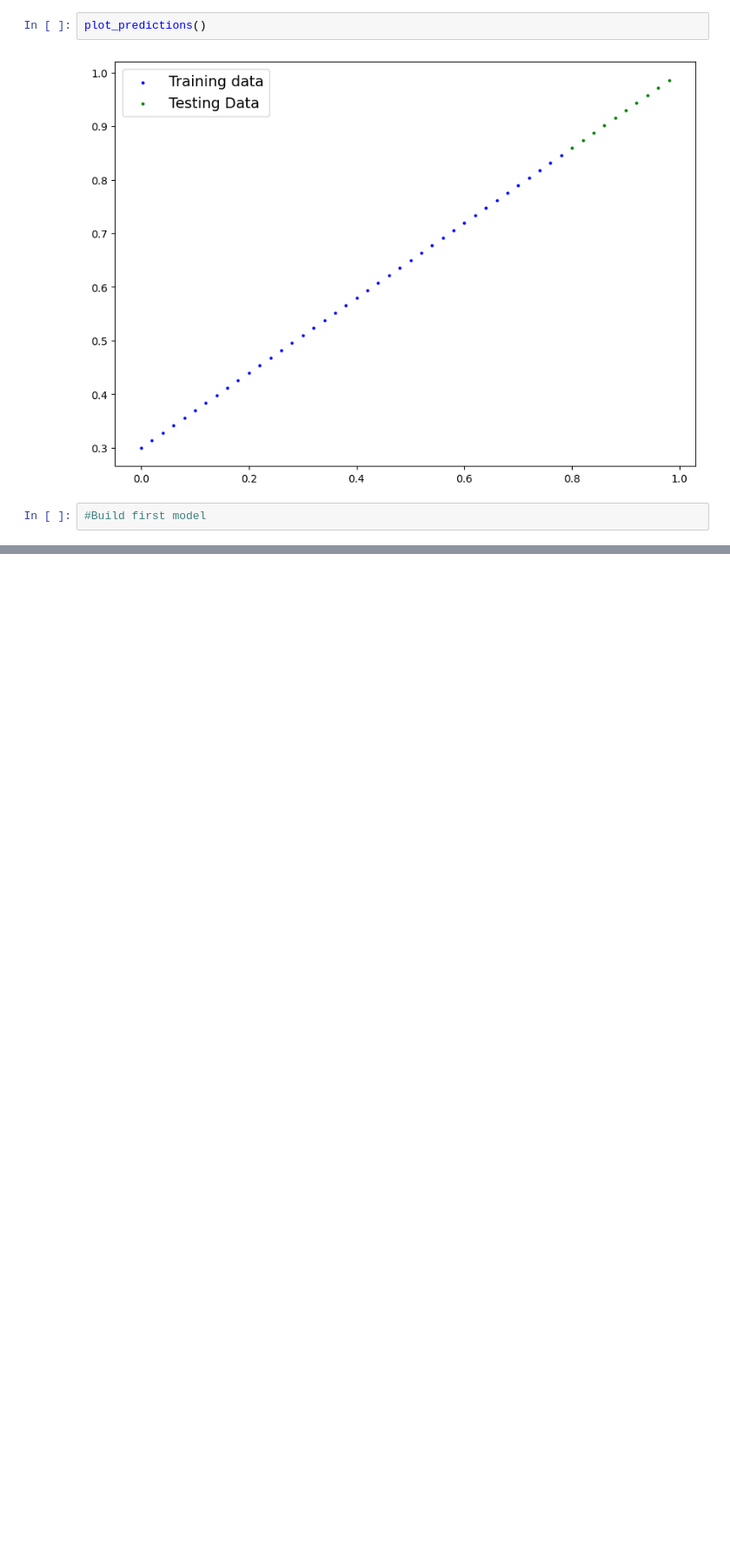
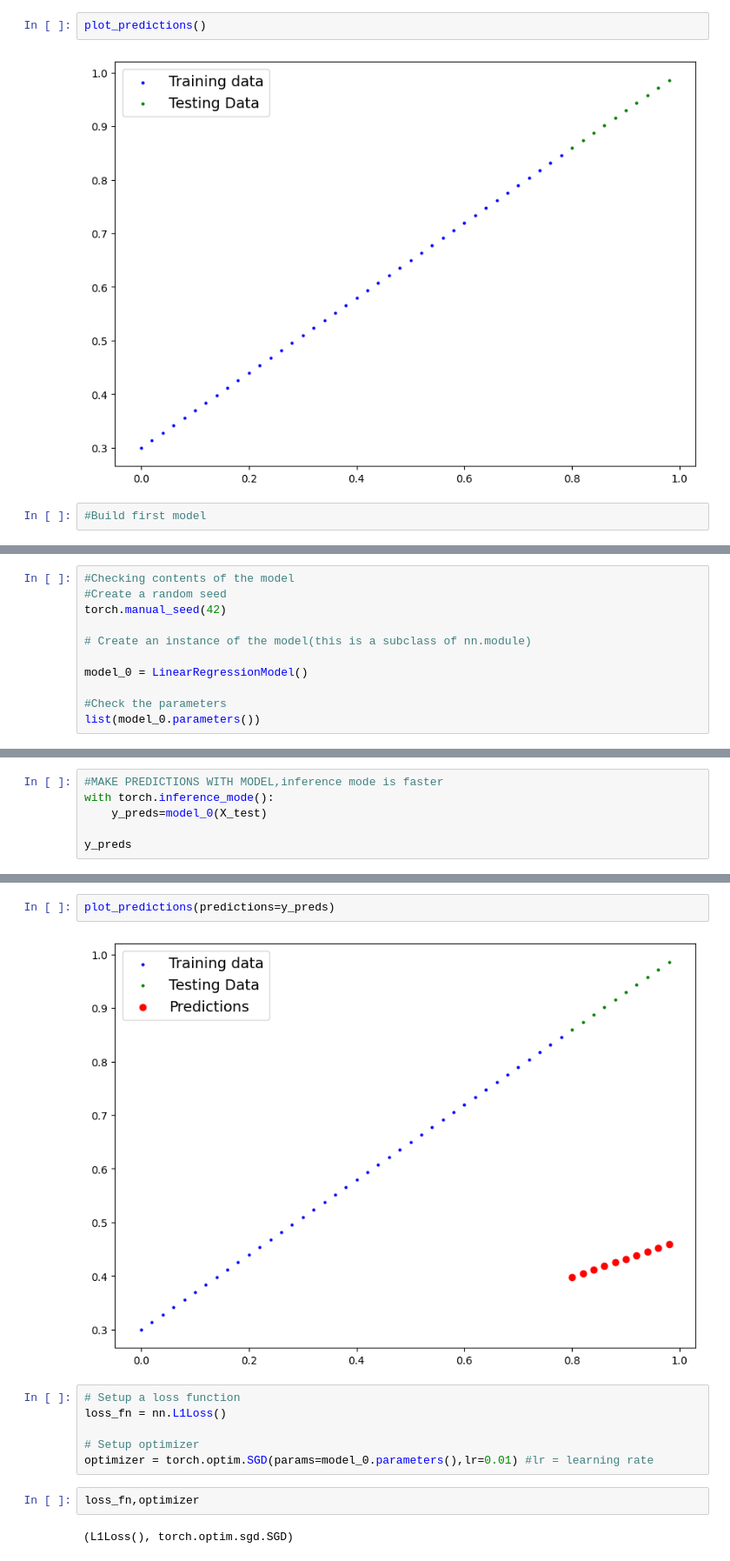
Before and after one commit to Sadkakgedik/PyTorch-Practices, a Jupyter notebook: pytorch_04.ipynb, the cells around one changed output, grey strips where cells are left out. Shown at 87% size. Saved outputs shown, nothing was run; the diff lists cells and outputs as text; blank space fills up the shorter version.

Commit message:
optimizer and loss function

```diff
--- a/pytorch_04.ipynb
+++ b/pytorch_04.ipynb
@@ -95,0 +96,11 @@ class LinearRegressionModel(nn.Module): # almost everything in PyTorch inherits
+# %%
+#Checking contents of the model
+#Create a random seed
+torch.manual_seed(42)
+
+# Create an instance of the model(this is a subclass of nn.module)
+
+model_0 = LinearRegressionModel()
+
+#Check the parameters
+list(model_0.parameters())
@@ -95,0 +126,6 @@ class LinearRegressionModel(nn.Module): # almost everything in PyTorch inherits
+# %%
+#MAKE PREDICTIONS WITH MODEL,inference mode is faster
+with torch.inference_mode():
+    y_preds=model_0(X_test)
+
+y_preds
@@ -95,0 +143,14 @@ class LinearRegressionModel(nn.Module): # almost everything in PyTorch inherits
+# %%
+plot_predictions(predictions=y_preds)
+# %% [output]
+[figure, added]
+# %%
+# Setup a loss function
+loss_fn = nn.L1Loss()
+
+# Setup optimizer
+optimizer = torch.optim.SGD(params=model_0.parameters(),lr=0.01) #lr = learning rate
+# %%
+loss_fn,optimizer
+# %% [output]
+(L1Loss(), torch.optim.sgd.SGD)
```
Also changed, not shown: parts of 5 cells of this notebook.
